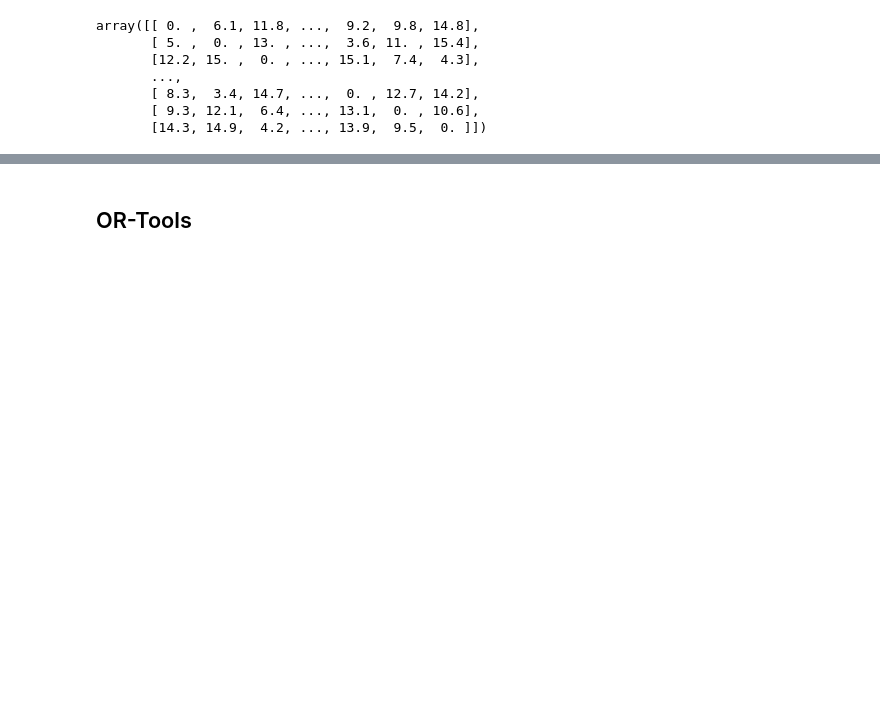
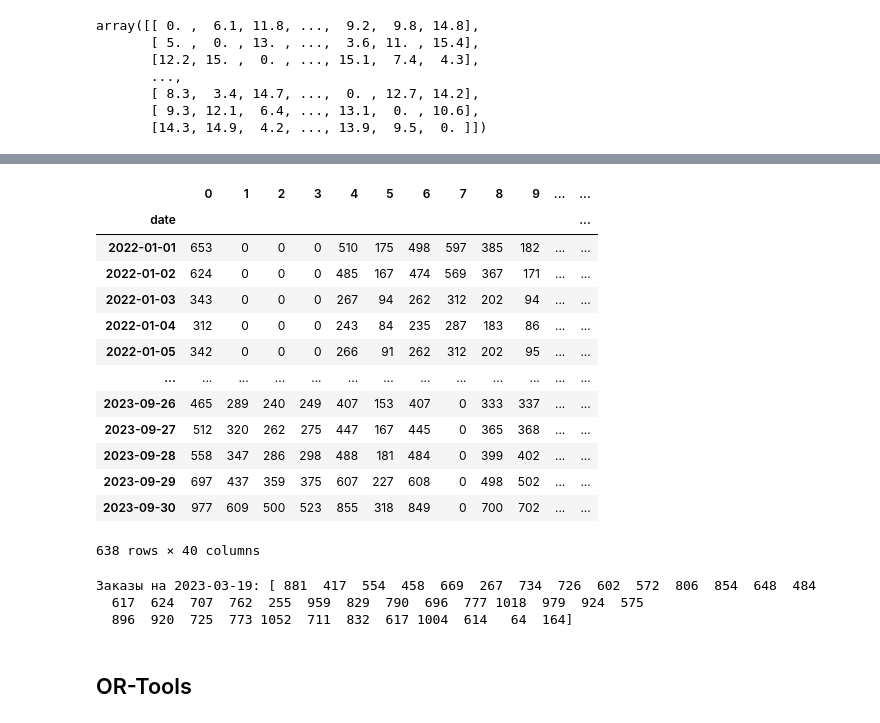
Before and after one commit to danil-zhembrovskii/DRL, a Jupyter notebook: 1_or.ipynb, the cells around one changed output, grey strips where cells are left out. Cells and saved outputs as stored; diff of their text form; code cells hidden in the pictures; blank space fills up the shorter version.

```diff
--- a/1_or.ipynb
+++ b/1_or.ipynb
@@ -11,7 +11,9 @@ example_data_path = "./VRP/exp_data/"
 dodo = gpd.read_file(os.path.join(example_data_path, "Данные о доходах додо пиццы.geojson")).to_crs(local_crs)
 blocks = gpd.read_parquet(os.path.join(example_data_path, "blocks_cutter_result.parquet")).to_crs(local_crs)
 accessibility_matrix = pd.read_pickle(os.path.join(example_data_path, "matrix_mon_0900.pickle"))
-demand = pd.read_csv(os.path.join(example_data_path, "second_scenario.csv"))
+demands = pd.read_csv(os.path.join(example_data_path, "second_scenario.csv"))
+
+demands.rename(columns={'Unnamed: 0': 'date'}, inplace=True)
 # %%
 blocks['centroid'] = blocks['geometry'].centroid
 blocks.geometry = blocks['centroid']
@@ -95,3 +116,51 @@ array([[ 0. ,  6.1, 11.8, ...,  9.2,  9.8, 14.8],
+# %%
+import pandas as pd
+
+# Предположим, что ваш DataFrame называется orders_df
+df = demands
+# Преобразуем столбец 'date' в datetime
+df['date'] = pd.to_datetime(df['date'])
+
+# Устанавливаем 'date' в качестве индекса
+df.set_index('date', inplace=True)
+
+# Агрегируем данные по дням и суммируем заказы
+daily_orders = df.resample('D').sum()
+
+# Выводим новый датафрейм
+daily_orders
+# %% [output]
+|  | 0 | 1 | 2 | 3 | 4 | 5 | 6 | 7 | 8 | 9 | ... | ... |
+| date |  |  |  |  |  |  |  |  |  |  |  | ... |
+| 2022-01-01 | 653 | 0 | 0 | 0 | 510 | 175 | 498 | 597 | 385 | 182 | ... | ... |
+| 2022-01-02 | 624 | 0 | 0 | 0 | 485 | 167 | 474 | 569 | 367 | 171 | ... | ... |
+| 2022-01-03 | 343 | 0 | 0 | 0 | 267 | 94 | 262 | 312 | 202 | 94 | ... | ... |
+| 2022-01-04 | 312 | 0 | 0 | 0 | 243 | 84 | 235 | 287 | 183 | 86 | ... | ... |
+| 2022-01-05 | 342 | 0 | 0 | 0 | 266 | 91 | 262 | 312 | 202 | 95 | ... | ... |
+| ... | ... | ... | ... | ... | ... | ... | ... | ... | ... | ... | ... | ... |
+| 2023-09-26 | 465 | 289 | 240 | 249 | 407 | 153 | 407 | 0 | 333 | 337 | ... | ... |
+| 2023-09-27 | 512 | 320 | 262 | 275 | 447 | 167 | 445 | 0 | 365 | 368 | ... | ... |
+| 2023-09-28 | 558 | 347 | 286 | 298 | 488 | 181 | 484 | 0 | 399 | 402 | ... | ... |
+| 2023-09-29 | 697 | 437 | 359 | 375 | 607 | 227 | 608 | 0 | 498 | 502 | ... | ... |
+| 2023-09-30 | 977 | 609 | 500 | 523 | 855 | 318 | 849 | 0 | 700 | 702 | ... | ... |
+638 rows × 40 columns
+# %%
+# Функция, которая принимает дату и возвращает список заказов на эту дату
+def get_orders_by_date(date):
+    try:
+        orders = daily_orders.loc[date]
+        return np.array(orders)
+    except KeyError:
+        return np.array([])  # Если дата не найдена, возвращаем пустой список
+
+# Пример использованияЫ
+input_date = '2023-03-19'  # Замените на нужную дату
+result = get_orders_by_date(input_date)
+print(f"Заказы на {input_date}: {result}")
+# %% [output]
+Заказы на 2023-03-19: [ 881  417  554  458  669  267  734  726  602  572  806  854  648  484
+  617  624  707  762  255  959  829  790  696  777 1018  979  924  575
+  896  920  725  773 1052  711  832  617 1004  614   64  164]
 # %% [markdown]
 ## OR-Tools
 # %%
```
Also changed, not shown: parts of 14 cells of this notebook.
